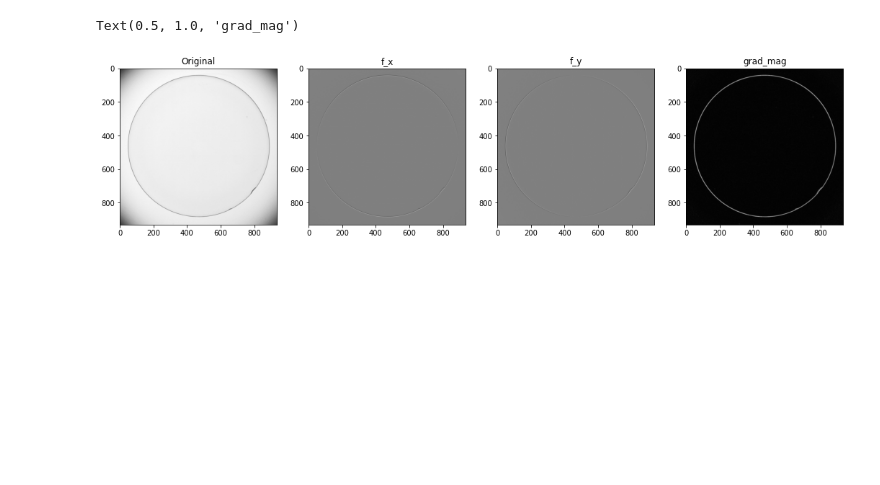
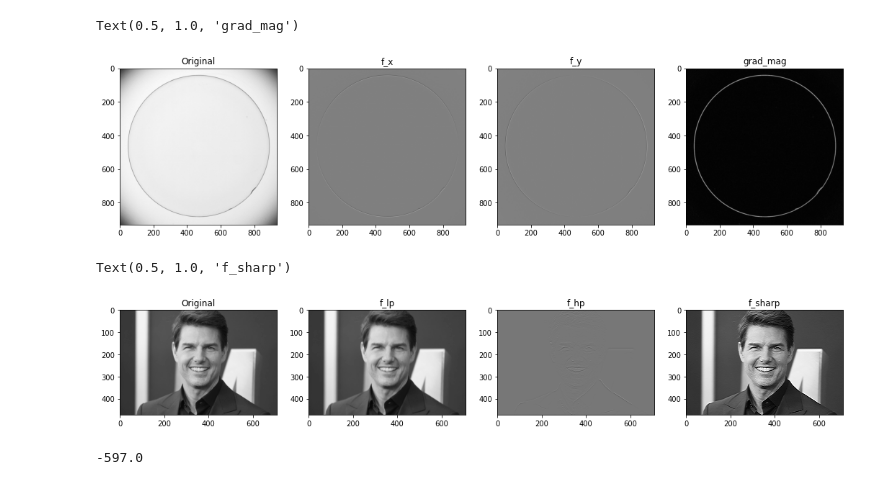
Before and after one commit to KCSAbeywickrama/EN2550-Excercises, a Jupyter notebook: Exercise_03/190018V_Ex0.ipynb, the cells around one changed output. Saved outputs shown, nothing was run; the diff lists cells and outputs as text; code cells hidden in the pictures; blank space fills up the shorter version.

```diff
--- a/Exercise_03/190018V_Ex0.ipynb
+++ b/Exercise_03/190018V_Ex0.ipynb
@@ -75,0 +81,33 @@ Text(0.5, 1.0, 'grad_mag')
+# %%
+# 4
+
+f=cv.imread('tom.jpg',cv.IMREAD_GRAYSCALE).astype(np.float32)
+assert f is not None
+
+sigma=2
+gaussian_1d=cv.getGaussianKernel(5,sigma)
+f_lp=cv.filter2D(f,-1,gaussian_1d,gaussian_1d)
+f_hp=f-f_lp
+f_sharp=cv.addWeighted(f,1.0,f_hp,8.0,0)
+
+
+fig,ax=plt.subplots(1,4,figsize=(18,6))
+
+ax[0].imshow(f,cmap='gray',vmin=0,vmax=255)
+ax[0].set_title('Original')
+
+ax[1].imshow(f_lp,cmap='gray',vmin=0,vmax=255)
+ax[1].set_title('f_lp')
+
+ax[2].imshow(f_hp,cmap='gray')
+ax[2].set_title('f_hp')
+
+ax[3].imshow(f_sharp,cmap='gray',vmin=0,vmax=255)
+ax[3].set_title('f_sharp')
+# %% [output]
+Text(0.5, 1.0, 'f_sharp')
+[figure, added]
+# %%
+np.min(f_x)
+# %% [output]
+-597.0
```
Also changed, not shown: parts of 1 cell of this notebook.
